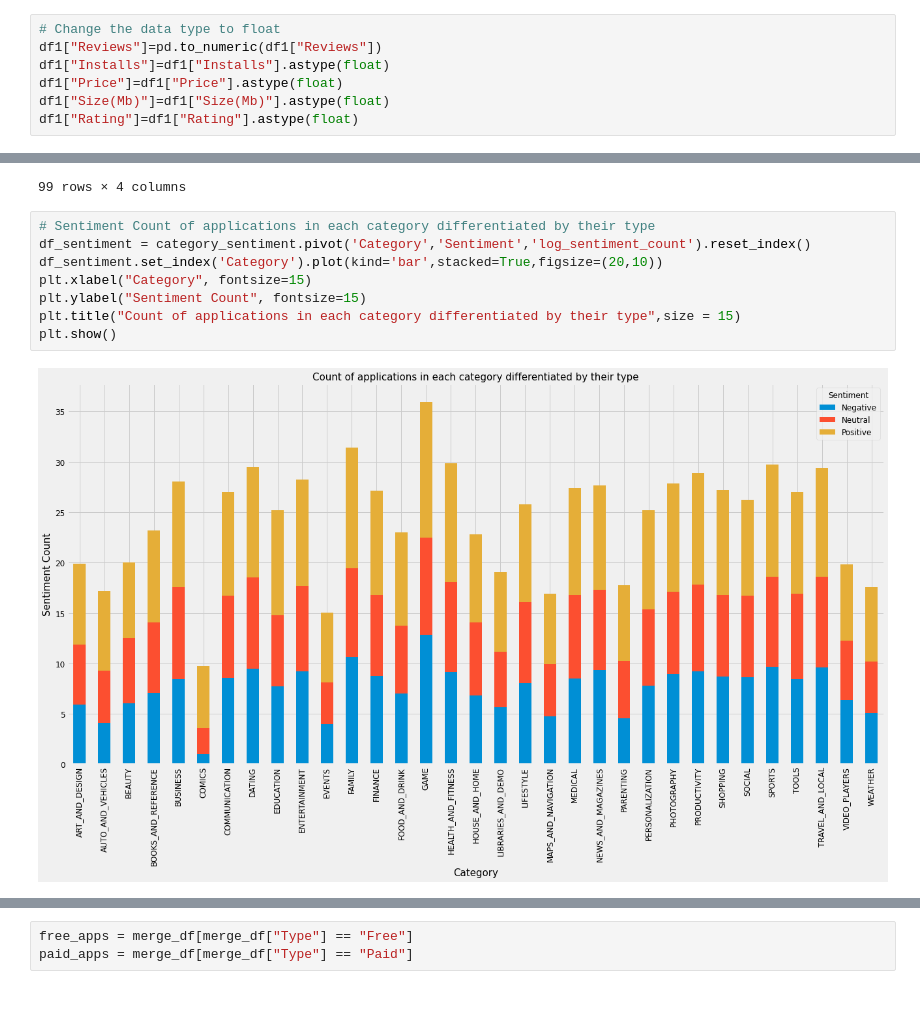
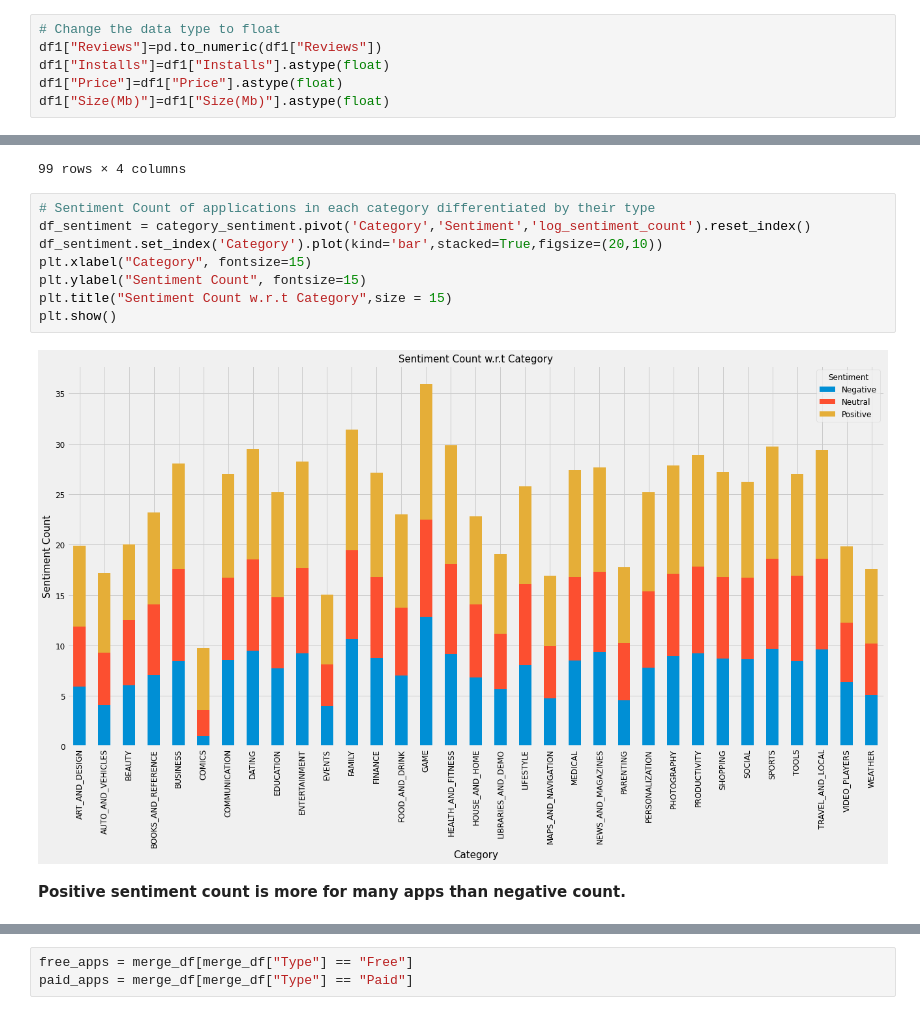
Before and after one commit to nehaa54/exploratory-data-analysis, a Jupyter notebook: Project_playstore_app_analysis_Neha_Jadhav.ipynb, the cells around one changed output, grey strips where cells are left out. Cells and saved outputs as stored; diff of their text form.

```diff
--- a/Project_playstore_app_analysis_Neha_Jadhav.ipynb
+++ b/Project_playstore_app_analysis_Neha_Jadhav.ipynb
@@ -190,7 +214,6 @@ df1["Reviews"]=pd.to_numeric(df1["Reviews"])
 df1["Installs"]=df1["Installs"].astype(float)
 df1["Price"]=df1["Price"].astype(float)
 df1["Size(Mb)"]=df1["Size(Mb)"].astype(float)
-df1["Rating"]=df1["Rating"].astype(float)
 # %%
 #let's drop the unwanted columns
 df1.drop(['Last Updated','Current Ver','Android Ver'],axis=1,inplace=True)
@@ -563,11 +567,13 @@ category_sentiment
 # %%
 # Sentiment Count of applications in each category differentiated by their type
 df_sentiment = category_sentiment.pivot('Category','Sentiment','log_sentiment_count').reset_index()
 df_sentiment.set_index('Category').plot(kind='bar',stacked=True,figsize=(20,10))
 plt.xlabel("Category", fontsize=15)
 plt.ylabel("Sentiment Count", fontsize=15)
-plt.title("Count of applications in each category differentiated by their type",size = 15)
+plt.title("Sentiment Count w.r.t Category",size = 15)
 plt.show()
 # %% [output]
-[figure, old version]
+[figure, new version]
+# %% [markdown]
+**Positive sentiment count is more for many apps than negative count.**
 # %%
```
Also changed, not shown: parts of 32 cells of this notebook.
